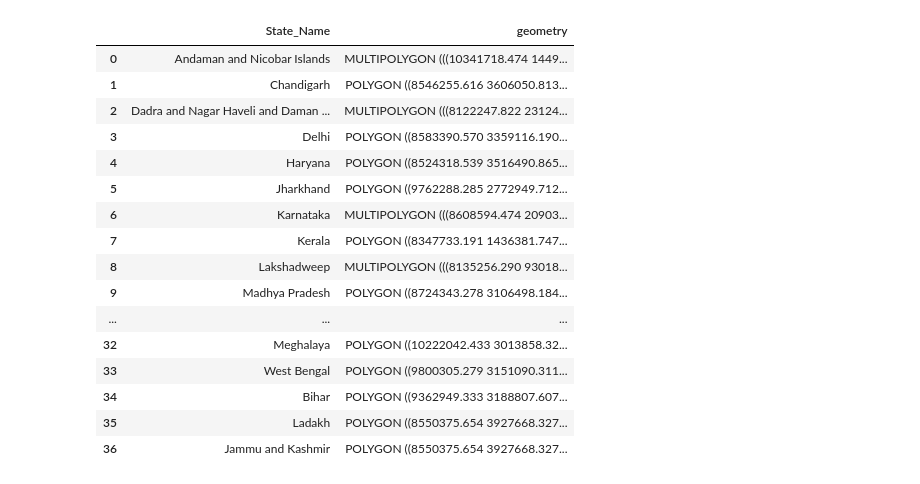
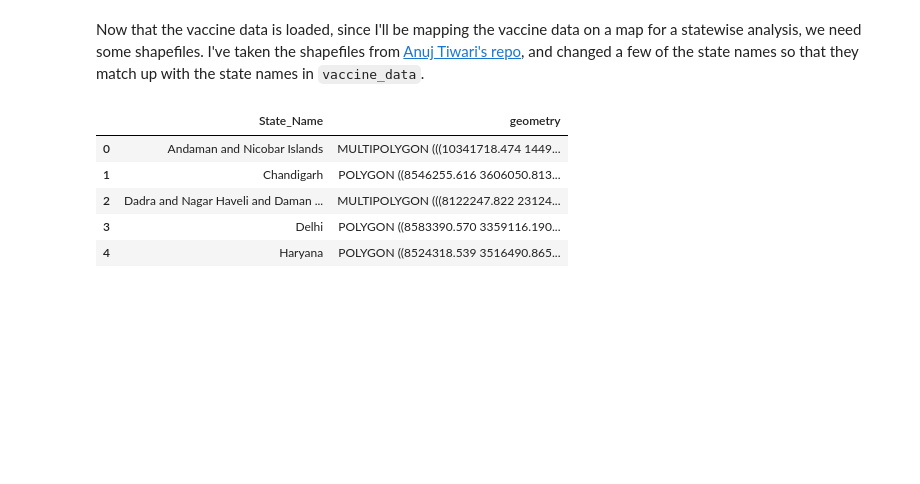
Before and after one commit to Aniruddha-Deb/strattech-intern-assignment, a Jupyter notebook: vaccine_analysis.ipynb, the cells around one changed output. Cells and saved outputs as stored; diff of their text form; code cells hidden in the pictures; blank space fills up the shorter version.

```diff
--- a/vaccine_analysis.ipynb
+++ b/vaccine_analysis.ipynb
@@ -16,26 +29,17 @@ vaccine_data.head(5)
+# %% [markdown]
+Now that the vaccine data is loaded, since I'll be mapping the vaccine data on a map for a statewise analysis, we need some shapefiles. I've taken the shapefiles from [Anuj Tiwari's repo](https://github.com/AnujTiwari/India-State-and-Country-Shapefile-Updated-Jan-2020), and changed a few of the state names so that they match up with the state names in `vaccine_data`.
 # %%
 india_map = geopandas.read_file("India-State-and-Country-Shapefile-Updated-Jan-2020/India_State_Boundary.shp")
 india_map.loc[india_map['State_Name']=='Chhattishgarh','State_Name'] = "Chhattisgarh"
 india_map.loc[india_map['State_Name']=='Daman and Diu and Dadra and Nagar Haveli','State_Name'] = "Dadra and Nagar Haveli and Daman and Diu"
 india_map.loc[india_map['State_Name']=='Andaman & Nicobar','State_Name'] = "Andaman and Nicobar Islands"
 india_map.loc[india_map['State_Name']=='Tamilnadu','State_Name'] = "Tamil Nadu"
 india_map.loc[india_map['State_Name']=='Telengana','State_Name'] = "Telangana"
-india_map
+india_map.head()
 # %% [output]
 |  | State_Name | geometry |
 | 0 | Andaman and Nicobar Islands | MULTIPOLYGON (((10341718.474 1449... |
 | 1 | Chandigarh | POLYGON ((8546255.616 3606050.813... |
 | 2 | Dadra and Nagar Haveli and Daman ... | MULTIPOLYGON (((8122247.822 23124... |
 | 3 | Delhi | POLYGON ((8583390.570 3359116.190... |
 | 4 | Haryana | POLYGON ((8524318.539 3516490.865... |
-| 5 | Jharkhand | POLYGON ((9762288.285 2772949.712... |
-| 6 | Karnataka | MULTIPOLYGON (((8608594.474 20903... |
-| 7 | Kerala | POLYGON ((8347733.191 1436381.747... |
-| 8 | Lakshadweep | MULTIPOLYGON (((8135256.290 93018... |
-| 9 | Madhya Pradesh | POLYGON ((8724343.278 3106498.184... |
-| ... | ... | ... |
-| 32 | Meghalaya | POLYGON ((10222042.433 3013858.32... |
-| 33 | West Bengal | POLYGON ((9800305.279 3151090.311... |
-| 34 | Bihar | POLYGON ((9362949.333 3188807.607... |
-| 35 | Ladakh | POLYGON ((8550375.654 3927668.327... |
-| 36 | Jammu and Kashmir | POLYGON ((8550375.654 3927668.327... |
```
Also changed, not shown: parts of 31 cells of this notebook, 13 other files.
